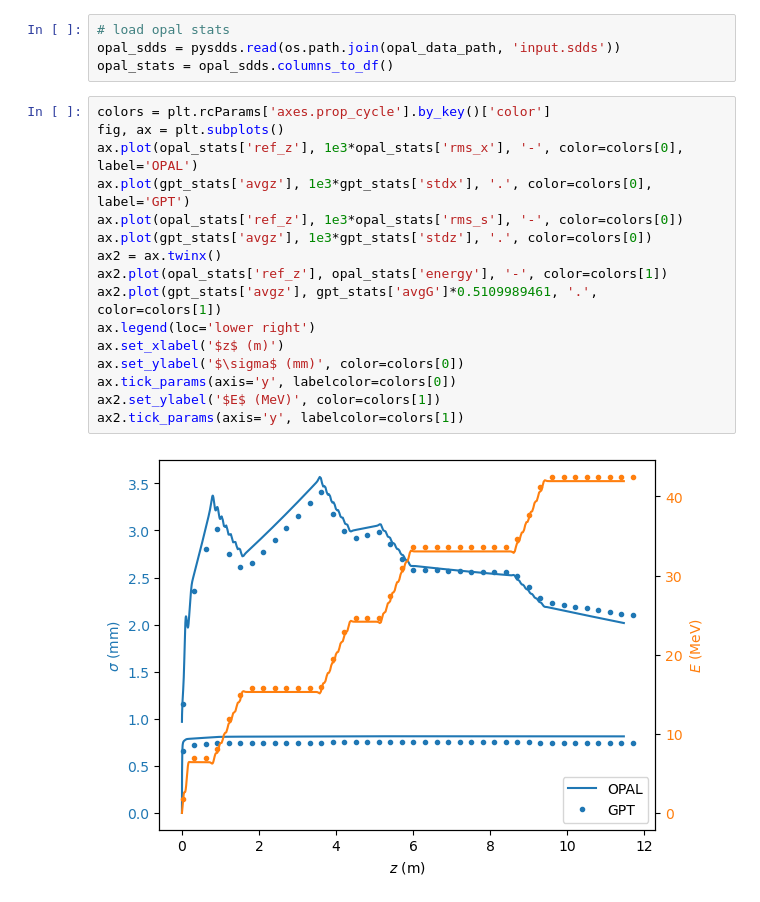
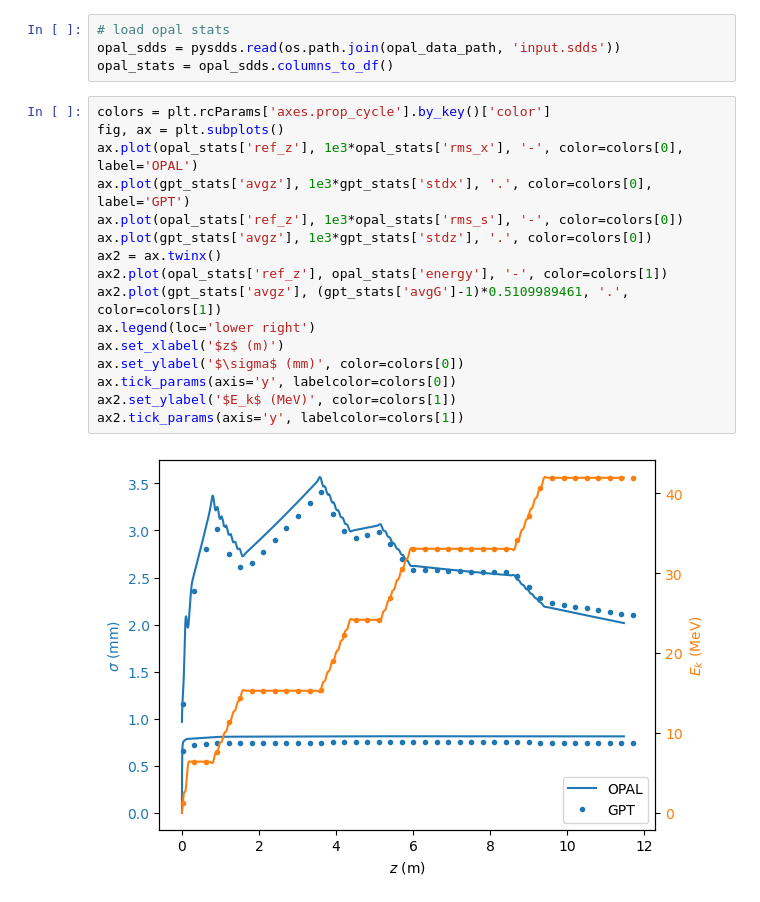
Before and after one commit to jp-ga/awa-sims, a Jupyter notebook: opal_gpt_comparison.ipynb, the cells around one changed output. Drawn from its saved outputs; the diff is of its cells as text.

```diff
--- a/opal_gpt_comparison.ipynb
+++ b/opal_gpt_comparison.ipynb
@@ -21,18 +20,18 @@ opal_stats = opal_sdds.columns_to_df()
 # %%
 colors = plt.rcParams['axes.prop_cycle'].by_key()['color']
 fig, ax = plt.subplots()
 ax.plot(opal_stats['ref_z'], 1e3*opal_stats['rms_x'], '-', color=colors[0], label='OPAL')
 ax.plot(gpt_stats['avgz'], 1e3*gpt_stats['stdx'], '.', color=colors[0], label='GPT')
 ax.plot(opal_stats['ref_z'], 1e3*opal_stats['rms_s'], '-', color=colors[0])
 ax.plot(gpt_stats['avgz'], 1e3*gpt_stats['stdz'], '.', color=colors[0])
 ax2 = ax.twinx()
 ax2.plot(opal_stats['ref_z'], opal_stats['energy'], '-', color=colors[1])
-ax2.plot(gpt_stats['avgz'], gpt_stats['avgG']*0.5109989461, '.', color=colors[1])
+ax2.plot(gpt_stats['avgz'], (gpt_stats['avgG']-1)*0.5109989461, '.', color=colors[1])
 ax.legend(loc='lower right')
 ax.set_xlabel('$z$ (m)')
 ax.set_ylabel('$\sigma$ (mm)', color=colors[0])
 ax.tick_params(axis='y', labelcolor=colors[0])
-ax2.set_ylabel('$E$ (MeV)', color=colors[1])
+ax2.set_ylabel('$E_k$ (MeV)', color=colors[1])
 ax2.tick_params(axis='y', labelcolor=colors[1])
 # %% [output]
-[figure, old version]
+[figure, new version]
```
Also changed, not shown: parts of 1 cell of this notebook, 8 other files.
